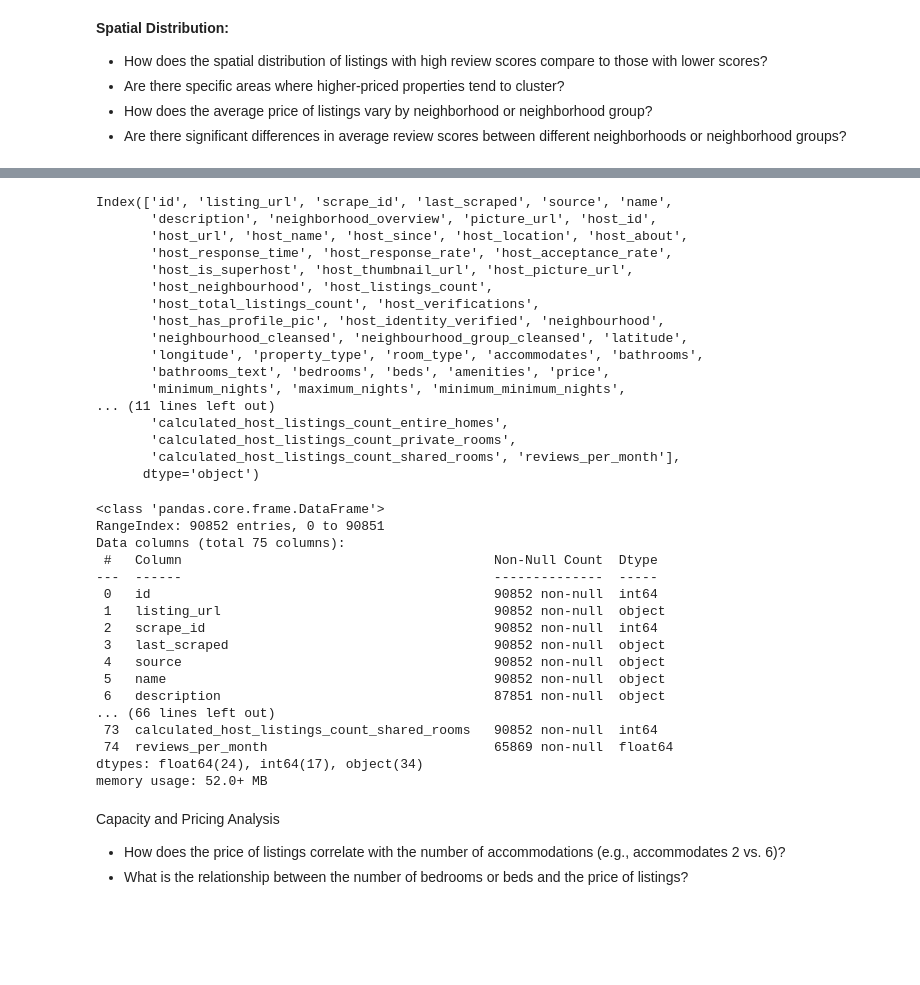
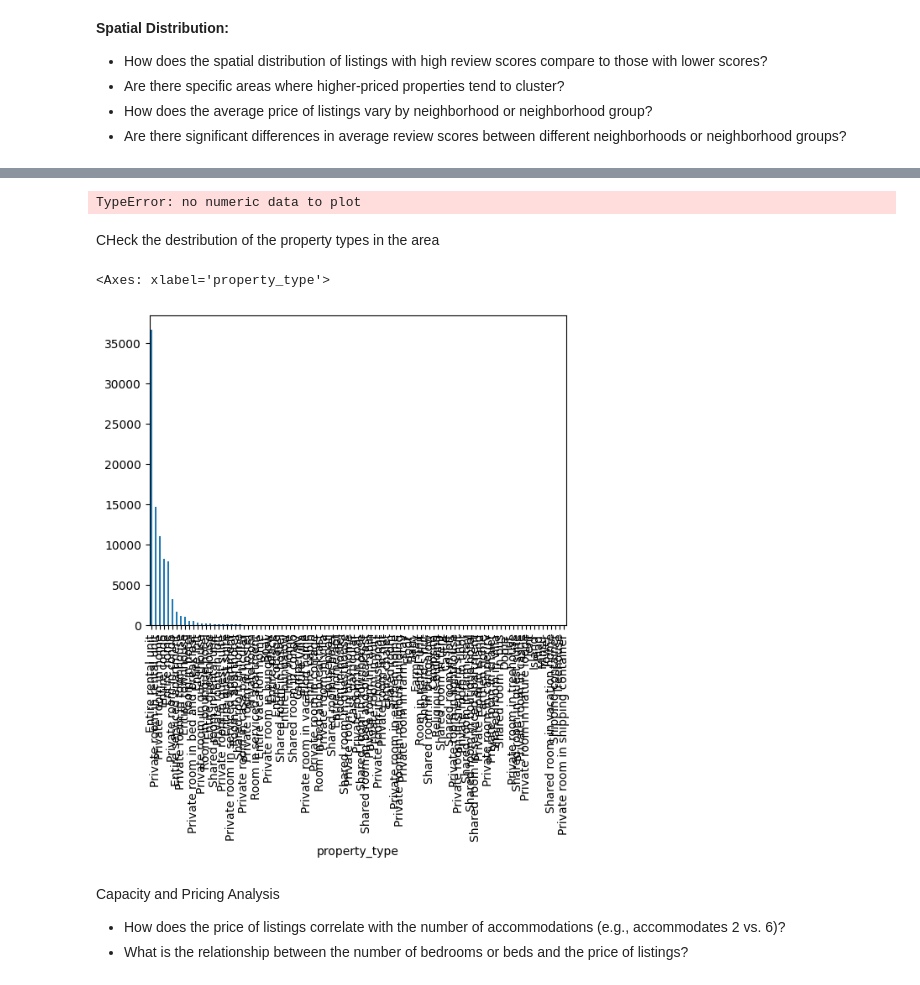
Before and after one commit to SammyGIS/airbnb-spatial-analysis, a Jupyter notebook: airbnb-spatial-analysis.ipynb, the cells around one changed output, grey strips where cells are left out. Saved outputs shown, nothing was run; the diff lists cells and outputs as text; code cells hidden in the pictures; blank space fills up the shorter version.

Commit message:
chore: cleaning airbnb data

```diff
--- a/airbnb-spatial-analysis.ipynb
+++ b/airbnb-spatial-analysis.ipynb
@@ -118,6 +295,3 @@ Answers the following Questions from the the Airbnb Data
 - Are there specific areas where higher-priced properties tend to cluster?
 - How does the average price of listings vary by neighborhood or neighborhood group?
 - Are there significant differences in average review scores between different neighborhoods or neighborhood groups?
-# %%
-airbnb_list = pd.read_csv(airbnb_path)
-airbnb_list.head()
@@ -132,43 +298,14 @@ airbnb_list.head()
-# %%
-airbnb_list.columns
-# %% [output]
-Index(['id', 'listing_url', 'scrape_id', 'last_scraped', 'source', 'name',
-       'description', 'neighborhood_overview', 'picture_url', 'host_id',
-       'host_url', 'host_name', 'host_since', 'host_location', 'host_about',
-       'host_response_time', 'host_response_rate', 'host_acceptance_rate',
-       'host_is_superhost', 'host_thumbnail_url', 'host_picture_url',
-       'host_neighbourhood', 'host_listings_count',
-       'host_total_listings_count', 'host_verifications',
-       'host_has_profile_pic', 'host_identity_verified', 'neighbourhood',
-       'neighbourhood_cleansed', 'neighbourhood_group_cleansed', 'latitude',
-       'longitude', 'property_type', 'room_type', 'accommodates', 'bathrooms',
-       'bathrooms_text', 'bedrooms', 'beds', 'amenities', 'price',
-       'minimum_nights', 'maximum_nights', 'minimum_minimum_nights',
-... (11 lines left out)
-       'calculated_host_listings_count_entire_homes',
-       'calculated_host_listings_count_private_rooms',
-       'calculated_host_listings_count_shared_rooms', 'reviews_per_month'],
-      dtype='object')
-# %%
-airbnb_list.info()
-# %% [output]
-<class 'pandas.core.frame.DataFrame'>
-RangeIndex: 90852 entries, 0 to 90851
-Data columns (total 75 columns):
- #   Column                                        Non-Null Count  Dtype
----  ------                                        --------------  -----
- 0   id                                            90852 non-null  int64
- 1   listing_url                                   90852 non-null  object
- 2   scrape_id                                     90852 non-null  int64
- 3   last_scraped                                  90852 non-null  object
- 4   source                                        90852 non-null  object
- 5   name                                          90852 non-null  object
- 6   description                                   87851 non-null  object
-... (66 lines left out)
- 73  calculated_host_listings_count_shared_rooms   90852 non-null  int64
- 74  reviews_per_month                             65869 non-null  float64
-dtypes: float64(24), int64(17), object(34)
-memory usage: 52.0+ MB
+# %%
+airbnb_list['price'].plot()
+# %% [output]
+TypeError: no numeric data to plot
+# %% [markdown]
+CHeck the destribution of the property types in the area
+# %%
+airbnb_list['property_type'].value_counts().plot(kind="bar")
+# %% [output]
+<Axes: xlabel='property_type'>
+[figure, added]
 # %% [markdown]
 Capacity and Pricing Analysis
    - How does the price of listings correlate with the number of accommodations (e.g., accommodates 2 vs. 6)?
```
Also changed, not shown: parts of 16 cells of this notebook.
